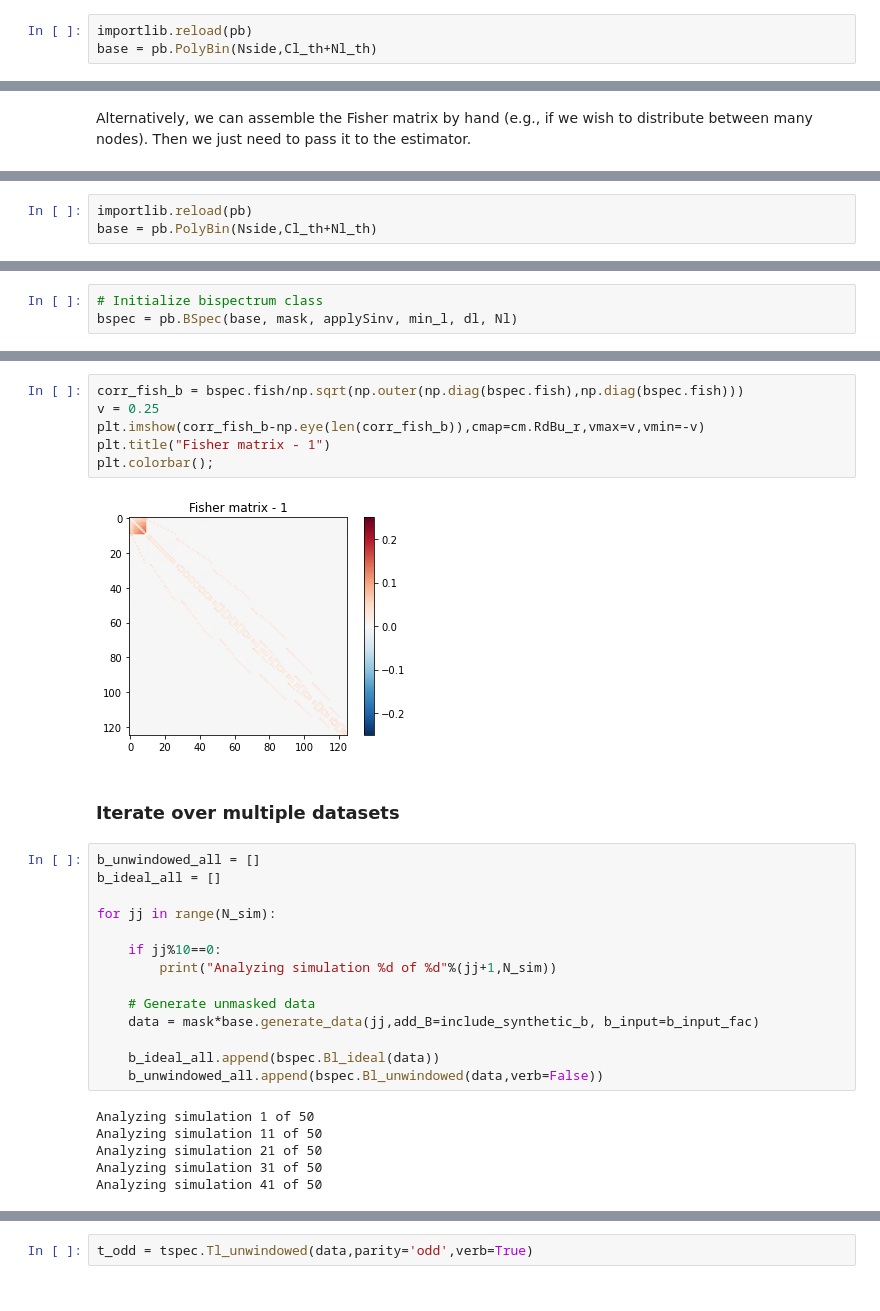
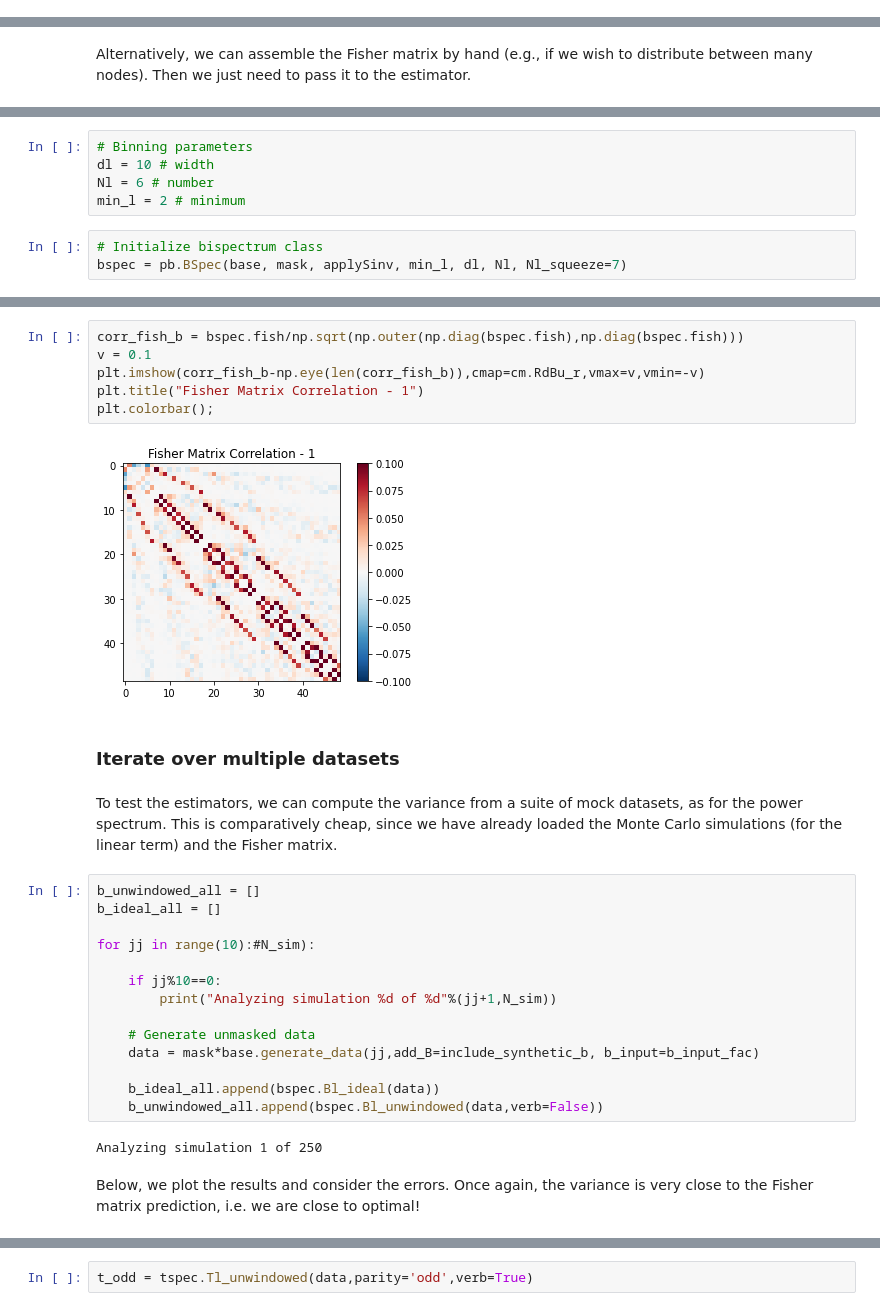
Before and after one commit to oliverphilcox/PolyBin, a Jupyter notebook: Tutorial.ipynb, the cells around one changed output, grey strips where cells are left out. Cells and saved outputs as stored; diff of their text form.

```diff
--- a/Tutorial.ipynb
+++ b/Tutorial.ipynb
@@ -133,3 +130,0 @@ NameError: name 'mask' is not defined
-# %%
-importlib.reload(pb)
-base = pb.PolyBin(Nside,Cl_th+Nl_th)
@@ -294,3 +314,0 @@ plt.colorbar();
-# %%
-importlib.reload(pb)
-base = pb.PolyBin(Nside,Cl_th+Nl_th)
@@ -297,4 +317,9 @@ base = pb.PolyBin(Nside,Cl_th+Nl_th)
+# %%
+# Binning parameters
+dl = 10 # width
+Nl = 6 # number
+min_l = 2 # minimum
 # %%
 # Initialize bispectrum class
-bspec = pb.BSpec(base, mask, applySinv, min_l, dl, Nl)
+bspec = pb.BSpec(base, mask, applySinv, min_l, dl, Nl, Nl_squeeze=7)
 # %% [output]
@@ -372,18 +441,20 @@ plt.ylabel(r"$\ell_1\ell_2\ell_3 b_{\ell_1\ell_2\ell_3}\,\,[\mu K^3]$",fontsize=
 # %%
 corr_fish_b = bspec.fish/np.sqrt(np.outer(np.diag(bspec.fish),np.diag(bspec.fish)))
-v = 0.25
+v = 0.1
 plt.imshow(corr_fish_b-np.eye(len(corr_fish_b)),cmap=cm.RdBu_r,vmax=v,vmin=-v)
-plt.title("Fisher matrix - 1")
+plt.title("Fisher Matrix Correlation - 1")
 plt.colorbar();
 # %% [output]
-[figure, old version]
+[figure, new version]
 # %% [markdown]
 ### Iterate over multiple datasets
+# %% [markdown]
+To test the estimators, we can compute the variance from a suite of mock datasets, as for the power spectrum. This is comparatively cheap, since we have already loaded the Monte Carlo simulations (for the linear term) and the Fisher matrix.
 # %%
 b_unwindowed_all = []
 b_ideal_all = []
 
-for jj in range(N_sim):
+for jj in range(10):#N_sim):
 
     if jj%10==0:
         print("Analyzing simulation %d of %d"%(jj+1,N_sim))
@@ -394,11 +465,9 @@ for jj in range(N_sim):
     b_ideal_all.append(bspec.Bl_ideal(data))
     b_unwindowed_all.append(bspec.Bl_unwindowed(data,verb=False))
 # %% [output]
-Analyzing simulation 1 of 50
-Analyzing simulation 11 of 50
-Analyzing simulation 21 of 50
-Analyzing simulation 31 of 50
-Analyzing simulation 41 of 50
+Analyzing simulation 1 of 250
+# %% [markdown]
+Below, we plot the results and consider the errors. Once again, the variance is very close to the Fisher matrix prediction, i.e. we are close to optimal!
 # %%
 fish_err = np.sqrt(np.diag(bspec.inv_fish))
 fish_err_ideal = np.sqrt(np.diag(bspec.inv_fish_ideal))
```
Also changed, not shown: parts of 91 cells of this notebook, 15 other files.
